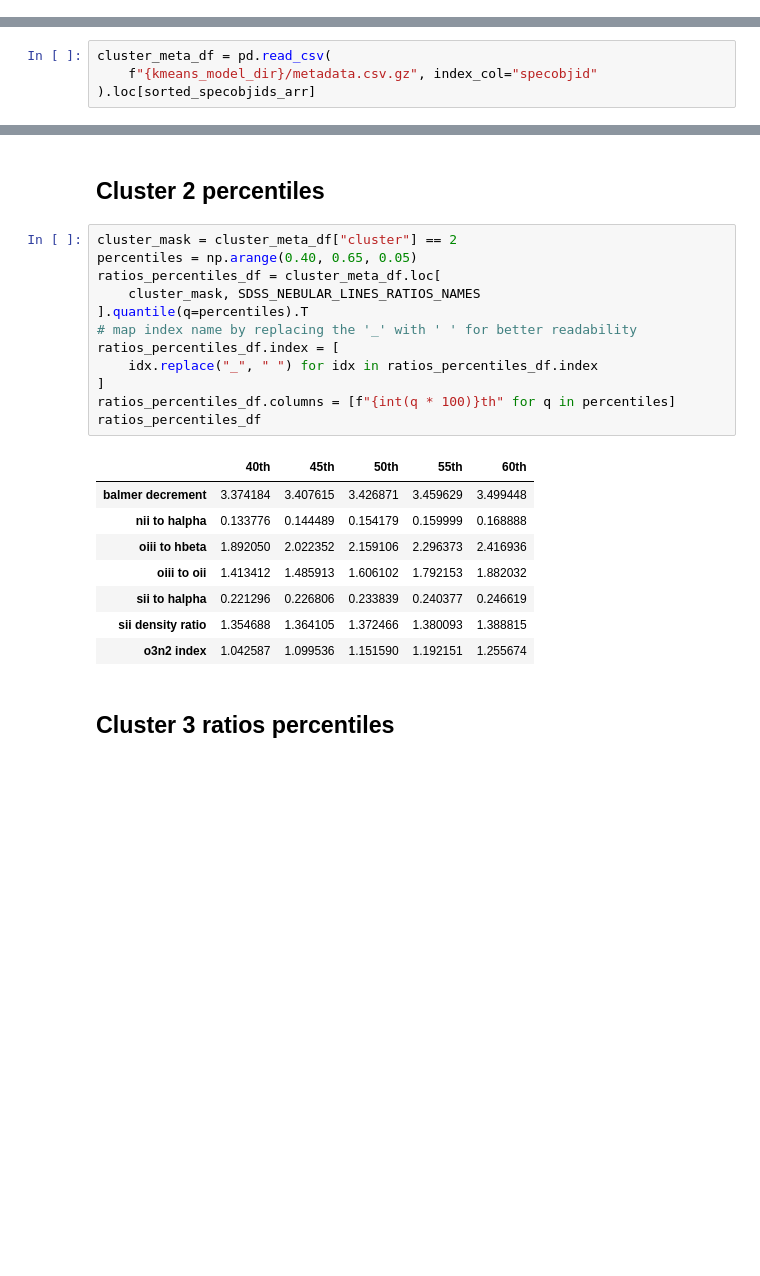
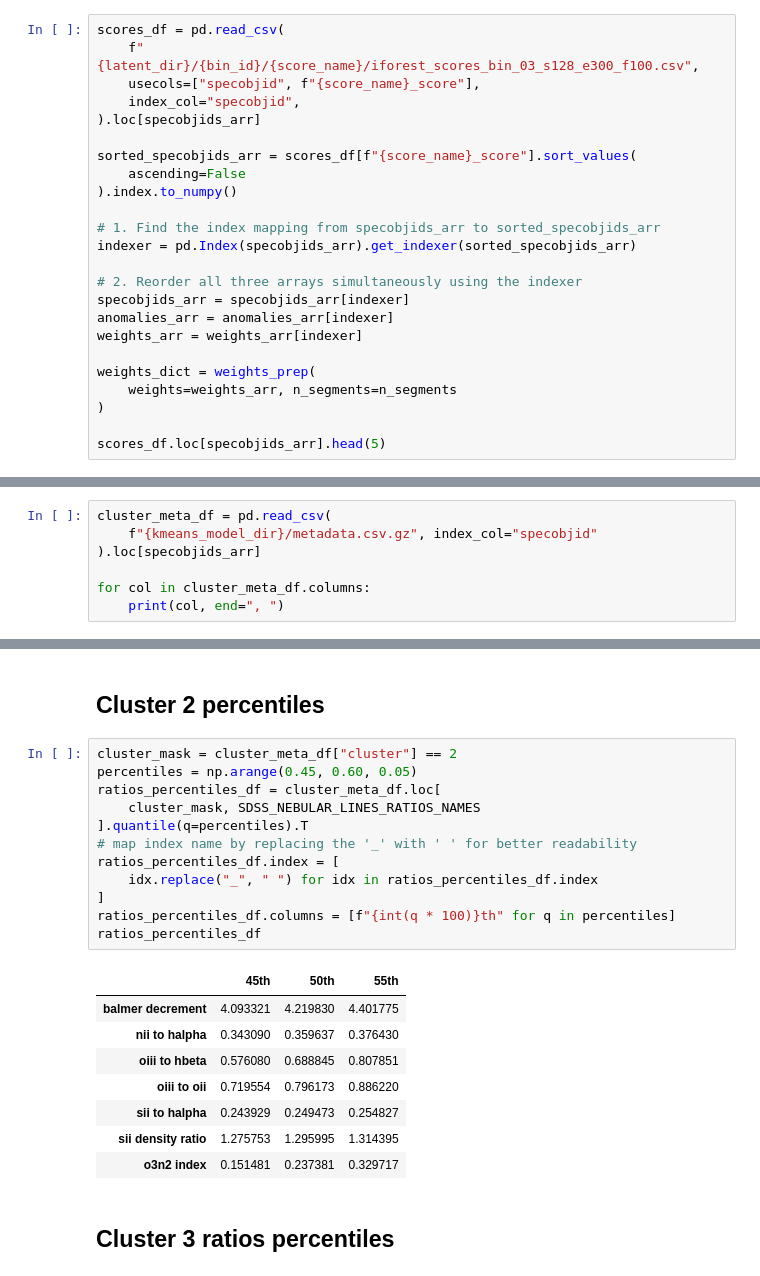
Before and after one commit to ed-ortizm/xai-astronomy, a Jupyter notebook: thesis/04_clustering_xai/05_iforest_cluster_analysis.ipynb, the cells around one changed output, grey strips where cells are left out. Drawn from its saved outputs; the diff is of its cells as text; blank space fills up the shorter version.

```diff
--- a/thesis/04_clustering_xai/05_iforest_cluster_analysis.ipynb
+++ b/thesis/04_clustering_xai/05_iforest_cluster_analysis.ipynb
@@ -294,0 +279,24 @@ Loading XAI data from: /home/elom/phd/code/explanations/bin_03/iforest
+# %%
+scores_df = pd.read_csv(
+    f"{latent_dir}/{bin_id}/{score_name}/iforest_scores_bin_03_s128_e300_f100.csv",
+    usecols=["specobjid", f"{score_name}_score"],
+    index_col="specobjid",
+).loc[specobjids_arr]
+
+sorted_specobjids_arr = scores_df[f"{score_name}_score"].sort_values(
+    ascending=False
+).index.to_numpy()
+
+# 1. Find the index mapping from specobjids_arr to sorted_specobjids_arr
+indexer = pd.Index(specobjids_arr).get_indexer(sorted_specobjids_arr)
+
+# 2. Reorder all three arrays simultaneously using the indexer
+specobjids_arr = specobjids_arr[indexer]
+anomalies_arr = anomalies_arr[indexer]
+weights_arr = weights_arr[indexer]
+
+weights_dict = weights_prep(
+    weights=weights_arr, n_segments=n_segments
+)
+
+scores_df.loc[specobjids_arr].head(5)
@@ -335,4 +386,7 @@ cluster_meta_df.to_csv(f"{kmeans_model_dir}/metadata.csv.gz", compression="gzip"
 # %%
 cluster_meta_df = pd.read_csv(
     f"{kmeans_model_dir}/metadata.csv.gz", index_col="specobjid"
-).loc[sorted_specobjids_arr]
+).loc[specobjids_arr]
+
+for col in cluster_meta_df.columns:
+    print(col, end=", ")
@@ -519,25 +489,25 @@ ratios_percentiles_df
 ## Cluster 2 percentiles
 # %%
 cluster_mask = cluster_meta_df["cluster"] == 2
-percentiles = np.arange(0.40, 0.65, 0.05)
+percentiles = np.arange(0.45, 0.60, 0.05)
 ratios_percentiles_df = cluster_meta_df.loc[
     cluster_mask, SDSS_NEBULAR_LINES_RATIOS_NAMES
 ].quantile(q=percentiles).T
 # map index name by replacing the '_' with ' ' for better readability
 ratios_percentiles_df.index = [
     idx.replace("_", " ") for idx in ratios_percentiles_df.index
 ]
 ratios_percentiles_df.columns = [f"{int(q * 100)}th" for q in percentiles]
 ratios_percentiles_df
 # %% [output]
-|  | 40th | 45th | 50th | 55th | 60th |
-| balmer decrement | 3.374184 | 3.407615 | 3.426871 | 3.459629 | 3.499448 |
-| nii to halpha | 0.133776 | 0.144489 | 0.154179 | 0.159999 | 0.168888 |
-| oiii to hbeta | 1.892050 | 2.022352 | 2.159106 | 2.296373 | 2.416936 |
-| oiii to oii | 1.413412 | 1.485913 | 1.606102 | 1.792153 | 1.882032 |
-| sii to halpha | 0.221296 | 0.226806 | 0.233839 | 0.240377 | 0.246619 |
-| sii density ratio | 1.354688 | 1.364105 | 1.372466 | 1.380093 | 1.388815 |
-| o3n2 index | 1.042587 | 1.099536 | 1.151590 | 1.192151 | 1.255674 |
+|  | 45th | 50th | 55th |
+| balmer decrement | 4.093321 | 4.219830 | 4.401775 |
+| nii to halpha | 0.343090 | 0.359637 | 0.376430 |
+| oiii to hbeta | 0.576080 | 0.688845 | 0.807851 |
+| oiii to oii | 0.719554 | 0.796173 | 0.886220 |
+| sii to halpha | 0.243929 | 0.249473 | 0.254827 |
+| sii density ratio | 1.275753 | 1.295995 | 1.314395 |
+| o3n2 index | 0.151481 | 0.237381 | 0.329717 |
 # %% [markdown]
 ## Cluster 3 ratios percentiles
 # %%
```
Also changed, not shown: parts of 35 cells of this notebook.
